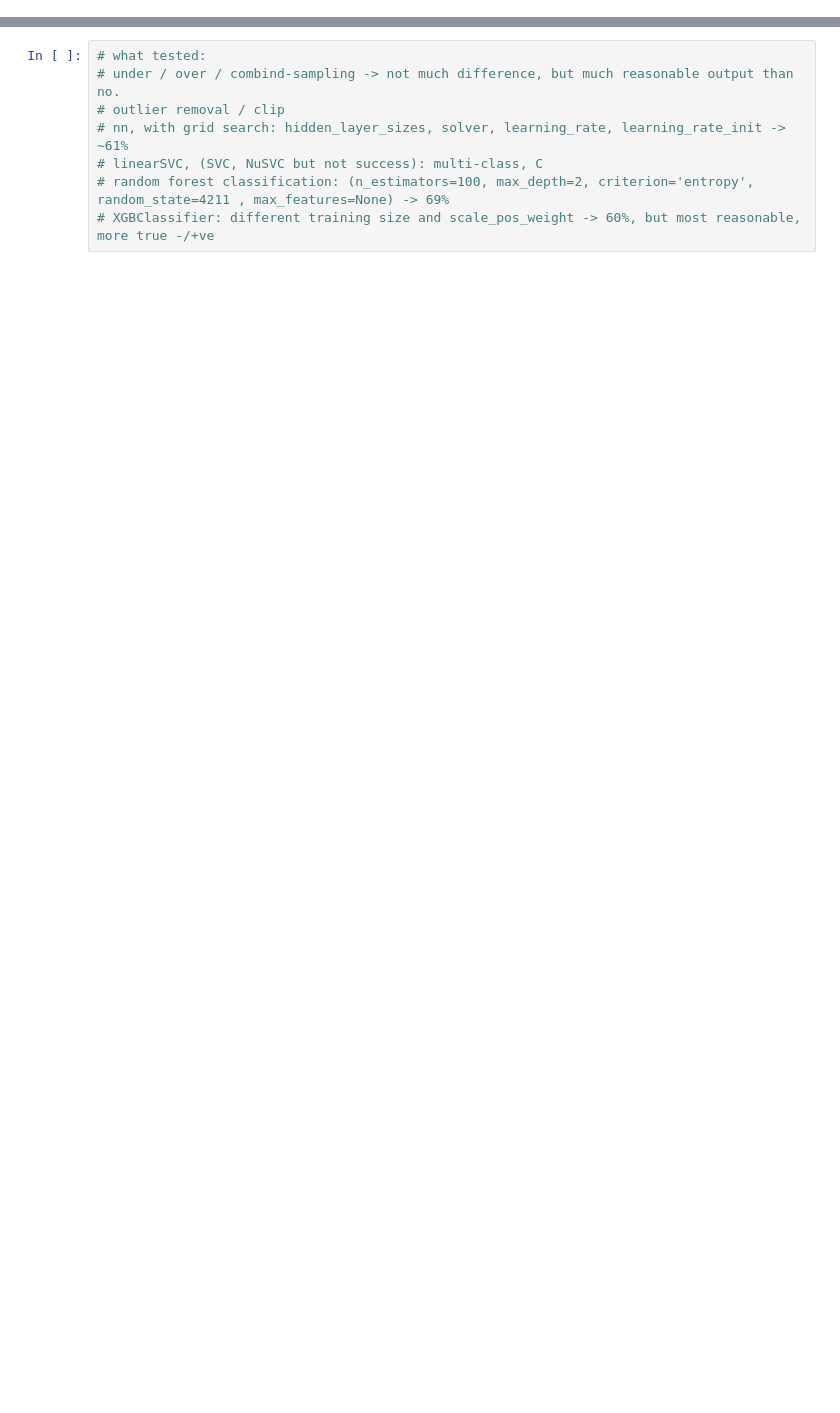
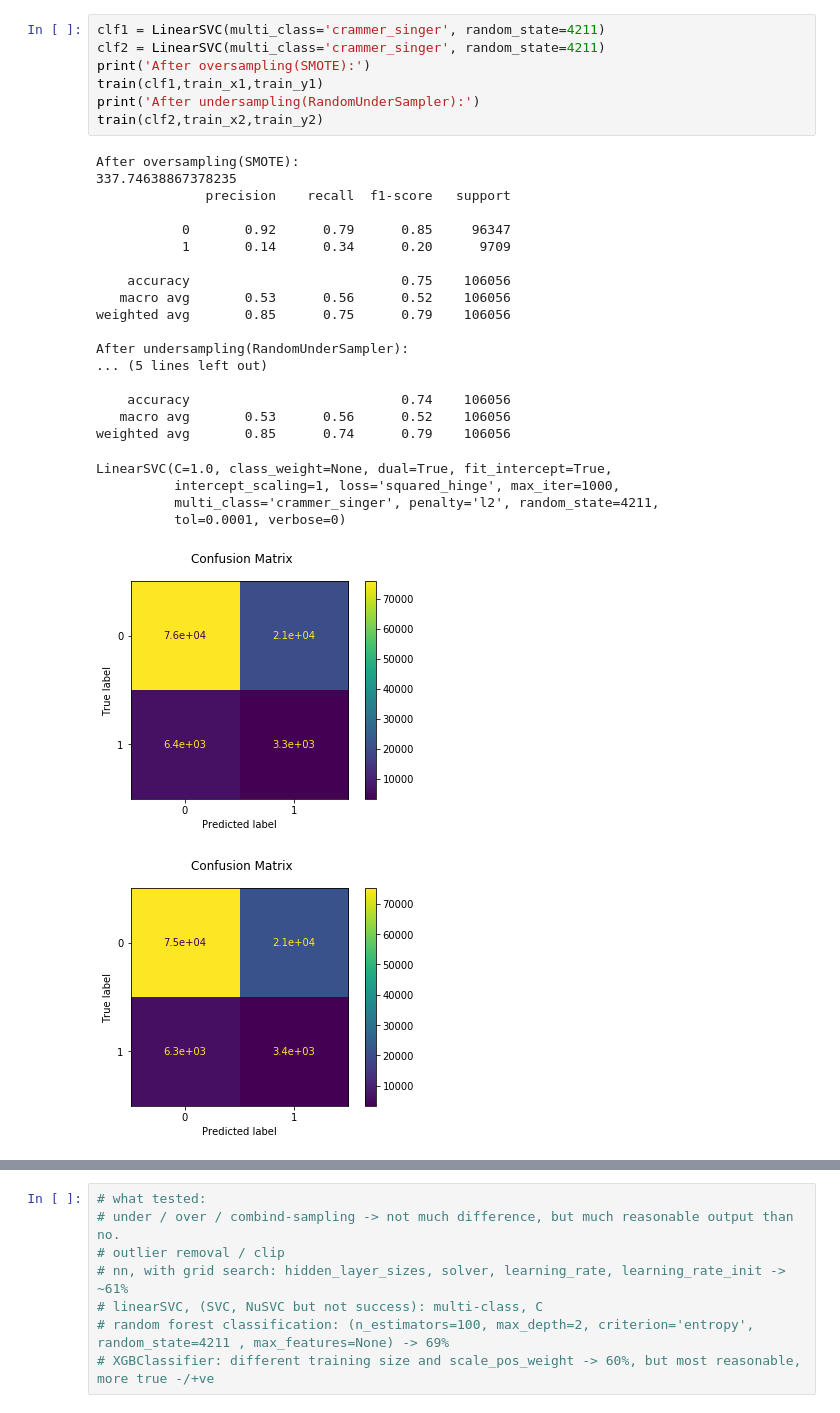
Before and after one commit to jshian/Predict_CTR, a Jupyter notebook: nn.ipynb, the cells around one changed output, grey strips where cells are left out. Drawn from its saved outputs; the diff is of its cells as text; blank space fills up the shorter version.

```diff
--- a/nn.ipynb
+++ b/nn.ipynb
@@ -130,3 +264,34 @@ train(clf)
+# %%
+clf1 = LinearSVC(multi_class='crammer_singer', random_state=4211)
+clf2 = LinearSVC(multi_class='crammer_singer', random_state=4211)
+print('After oversampling(SMOTE):')
+train(clf1,train_x1,train_y1)
+print('After undersampling(RandomUnderSampler):')
+train(clf2,train_x2,train_y2)
+# %% [output]
+After oversampling(SMOTE):
+337.74638867378235
+              precision    recall  f1-score   support
+
+           0       0.92      0.79      0.85     96347
+           1       0.14      0.34      0.20      9709
+
+    accuracy                           0.75    106056
+   macro avg       0.53      0.56      0.52    106056
+weighted avg       0.85      0.75      0.79    106056
+
+After undersampling(RandomUnderSampler):
+... (5 lines left out)
+
+    accuracy                           0.74    106056
+   macro avg       0.53      0.56      0.52    106056
+weighted avg       0.85      0.74      0.79    106056
+LinearSVC(C=1.0, class_weight=None, dual=True, fit_intercept=True,
+          intercept_scaling=1, loss='squared_hinge', max_iter=1000,
+          multi_class='crammer_singer', penalty='l2', random_state=4211,
+          tol=0.0001, verbose=0)
+[figure, added]
+[figure, added]
 # %%
 from sklearn.model_selection import GridSearchCV  # this thing cpu intensive.
 tuned_parameters = {'C': [0.01, 0.05, 0.1, 0.5, 1, 5],
```
Also changed, not shown: parts of 27 cells of this notebook, 6 other files.
